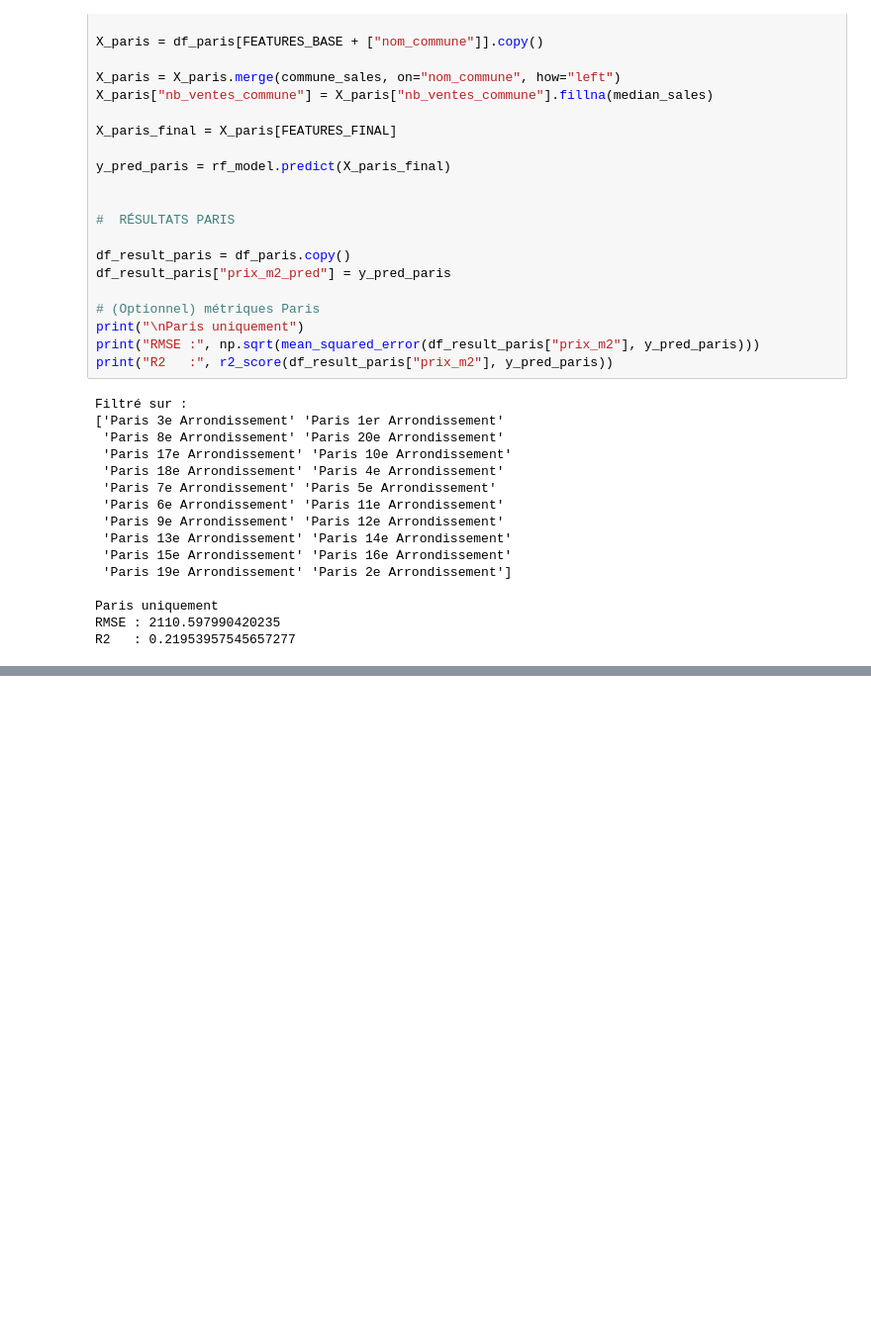
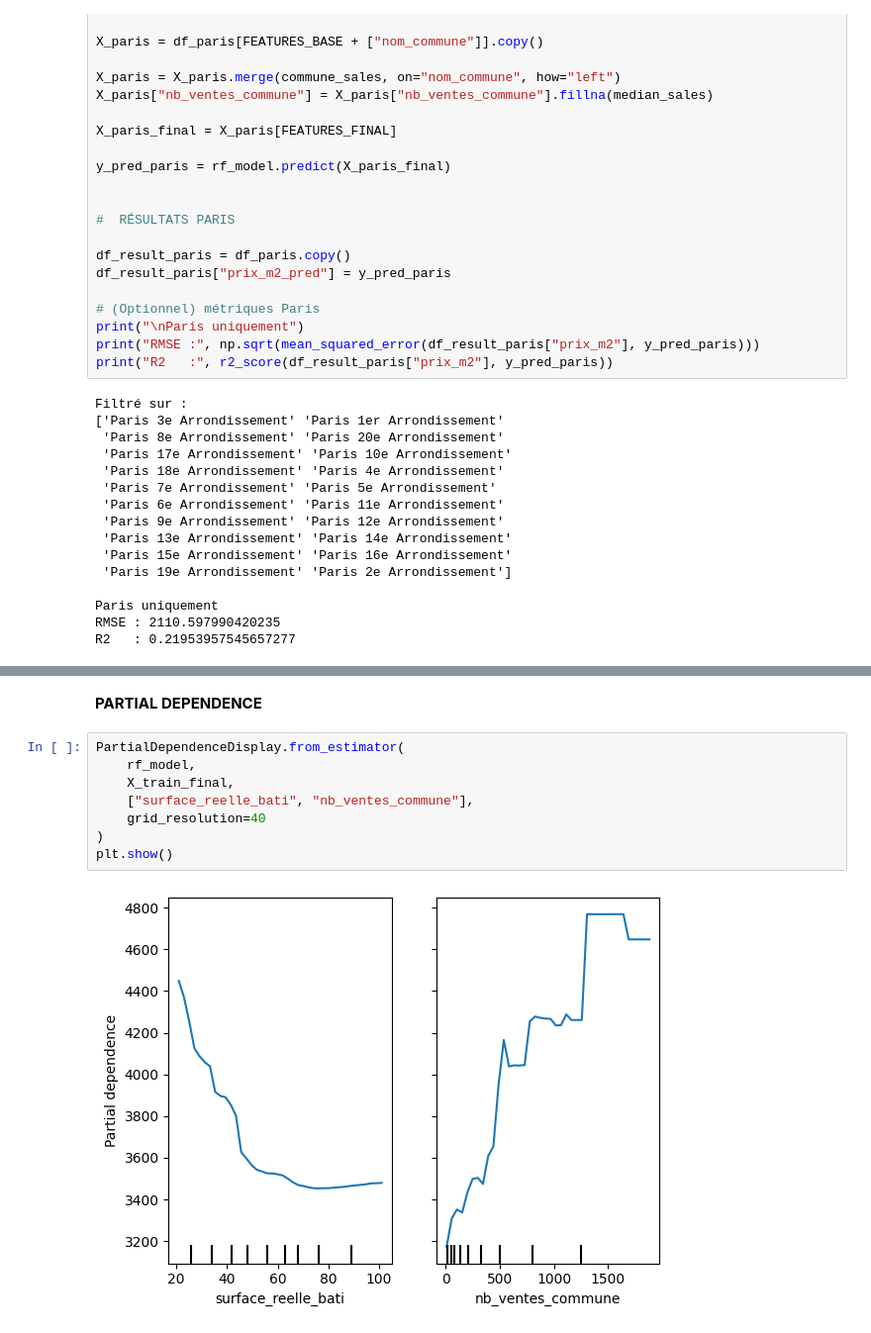
Before and after one commit to standemdem/compagnon-immobilier, a Jupyter notebook: notebooks/04_prediction_full_2020.ipynb, the cells around one changed output, grey strips where cells are left out. Shown at 99% size. Cells and saved outputs as stored; diff of their text form; blank space fills up the shorter version.

```diff
--- a/notebooks/04_prediction_full_2020.ipynb
+++ b/notebooks/04_prediction_full_2020.ipynb
@@ -405,0 +481,12 @@ R2   : 0.21953957545657277
+# %% [markdown]
+**PARTIAL DEPENDENCE**
+# %%
+PartialDependenceDisplay.from_estimator(
+    rf_model,
+    X_train_final,
+    ["surface_reelle_bati", "nb_ventes_commune"],
+    grid_resolution=40
+)
+plt.show()
+# %% [output]
+[figure, added]
```
Also changed, not shown: parts of 16 cells of this notebook.
